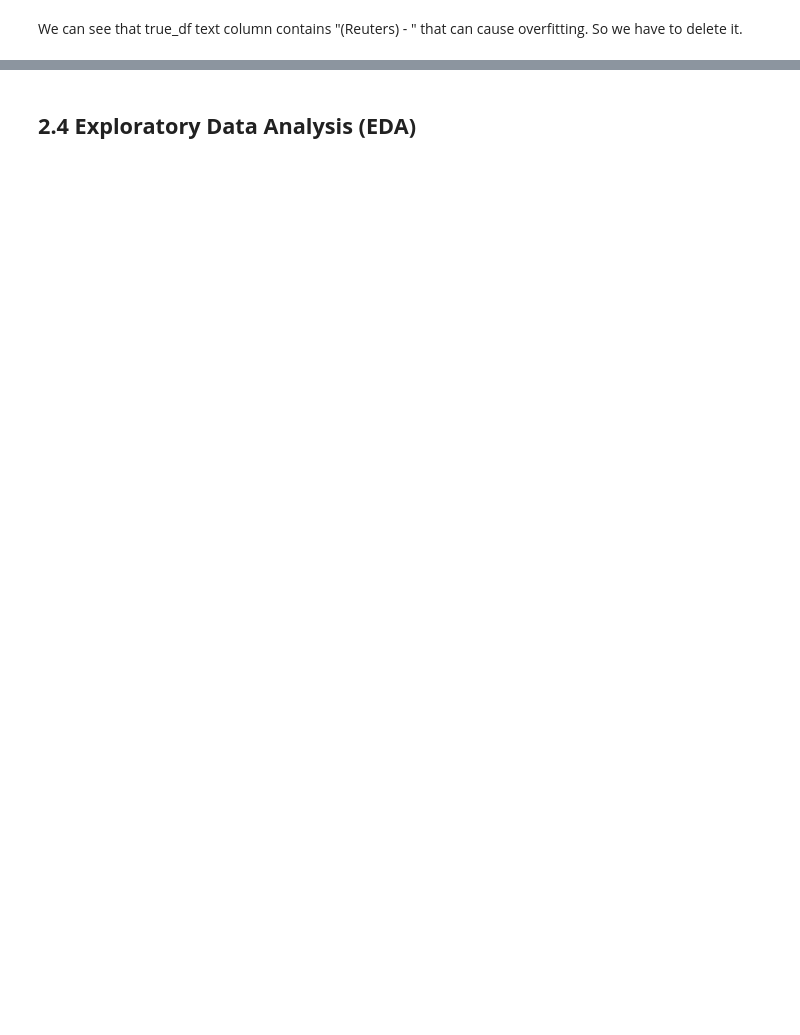
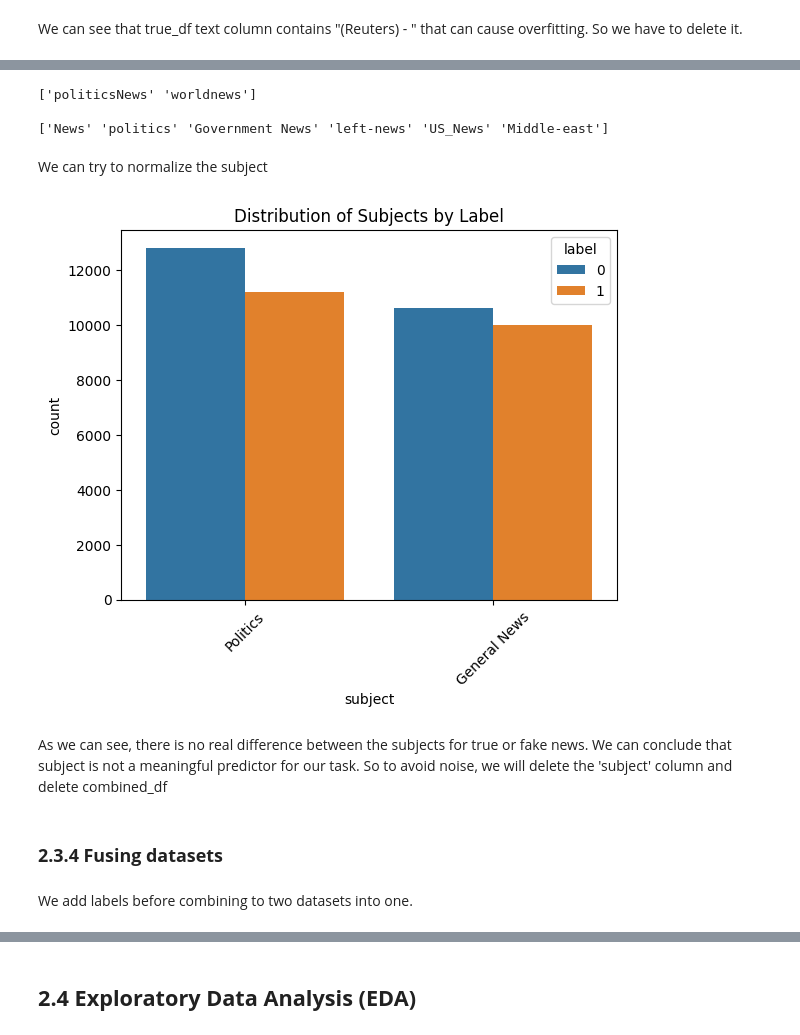
Before and after one commit to Val2425/MachineLearningProject-Korea2024, a Jupyter notebook: MachineLearningProject.ipynb, the cells around one changed output, grey strips where cells are left out. Cells and saved outputs as stored; diff of their text form; code cells hidden in the pictures; blank space fills up the shorter version.

```diff
--- a/MachineLearningProject.ipynb
+++ b/MachineLearningProject.ipynb
@@ -199,0 +156,12 @@ true_df['text'] = true_df['text'].str.replace(r'^.*\(Reuters\) - ', '', regex=Tr
+# %%
+# Convert all to lowercase
+true_df['title'] = true_df['title'].str.lower()
+true_df['text'] = true_df['text'].str.lower()
+fake_df['title'] = fake_df['title'].str.lower()
+fake_df['text'] = fake_df['text'].str.lower()
+
+# Remove extra spaces
+true_df['title'] = true_df['title'].str.strip().str.replace(r'\s+', ' ', regex=True)
+true_df['text'] = true_df['text'].str.strip().str.replace(r'\s+', ' ', regex=True)
+fake_df['title'] = fake_df['title'].str.strip().str.replace(r'\s+', ' ', regex=True)
+fake_df['text'] = fake_df['text'].str.strip().str.replace(r'\s+', ' ', regex=True)
@@ -199,0 +172,42 @@ true_df['text'] = true_df['text'].str.replace(r'^.*\(Reuters\) - ', '', regex=Tr
+# %%
+# List all unique subjects
+print(true_df['subject'].unique())
+print()
+print(fake_df['subject'].unique())
+# %% [output]
+['politicsNews' 'worldnews']
+
+['News' 'politics' 'Government News' 'left-news' 'US_News' 'Middle-east']
+# %%
+true_df['label'] = 1  # 1 for true news
+fake_df['label'] = 0  # 0 for fake news
+# %% [markdown]
+We can try to normalize the subject
+# %%
+subject_mapping = {
+    'News': 'General News',
+    'US_News': 'General News',
+    'worldnews': 'General News',
+    'politics': 'Politics',
+    'politicsNews': 'Politics',
+    'left-news': 'Politics',
+    'Middle-east': 'General News',
+    'Government News': 'Politics'
+}
+fake_df['subject'] = fake_df['subject'].map(subject_mapping)
+true_df['subject'] = true_df['subject'].map(subject_mapping)
+# %%
+combined_df = pd.concat([true_df, fake_df], ignore_index=True)
+# %%
+import seaborn as sns
+import matplotlib.pyplot as plt
+
+# Plot subject distribution
+sns.countplot(x='subject', hue='label', data=combined_df)
+plt.xticks(rotation=45)
+plt.title("Distribution of Subjects by Label")
+plt.show()
+# %% [output]
+[figure, added]
+# %% [markdown]
+As we can see, there is no real difference between the subjects for true or fake news. We can conclude that subject is not a meaningful predictor for our task. So to avoid noise, we will delete the 'subject' column and delete combined_df
@@ -199,0 +220,4 @@ true_df['text'] = true_df['text'].str.replace(r'^.*\(Reuters\) - ', '', regex=Tr
+# %% [markdown]
+### **2.3.4 Fusing datasets**
+# %% [markdown]
+We add labels before combining to two datasets into one.
```
Also changed, not shown: parts of 31 cells of this notebook.
